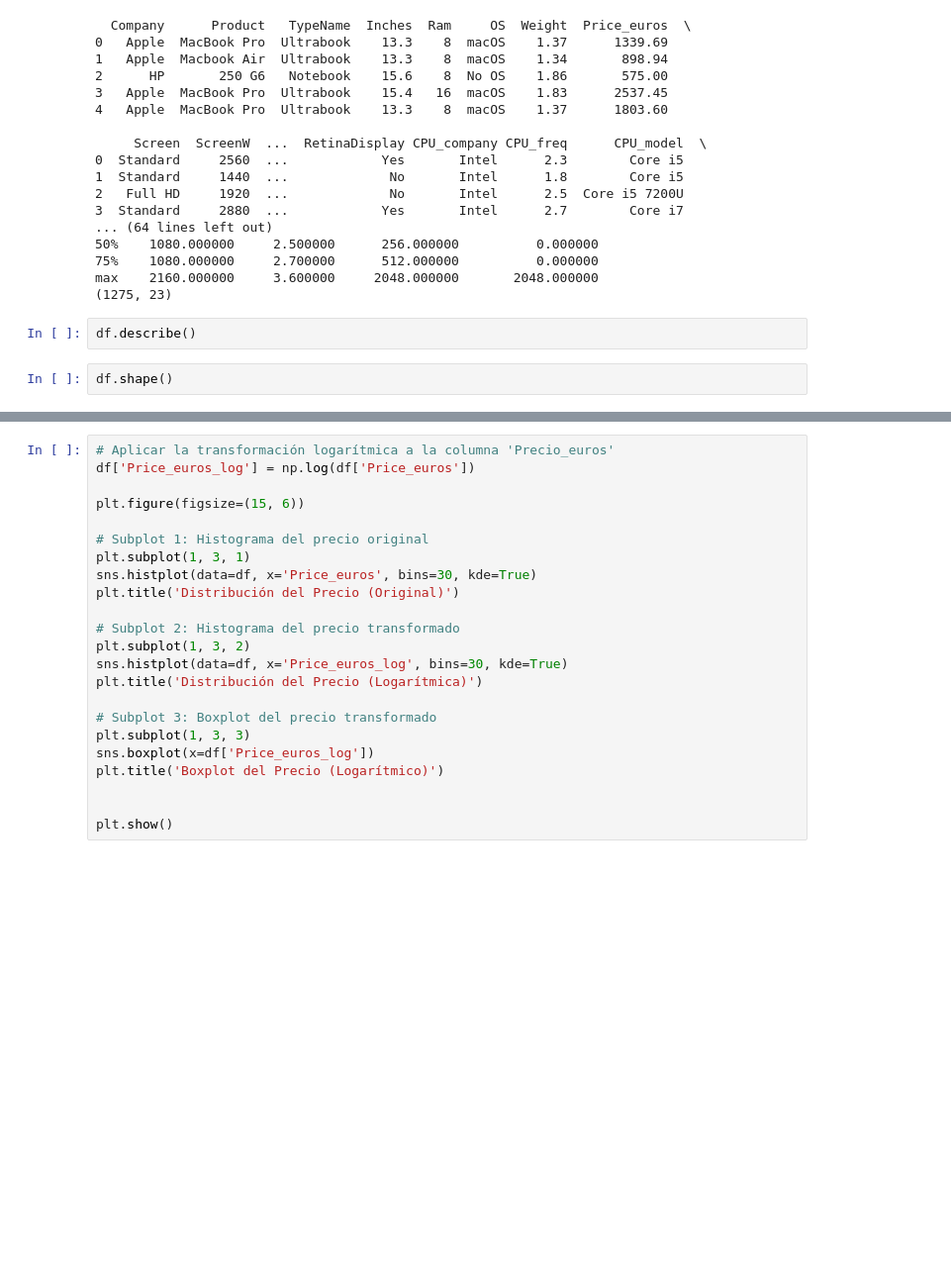
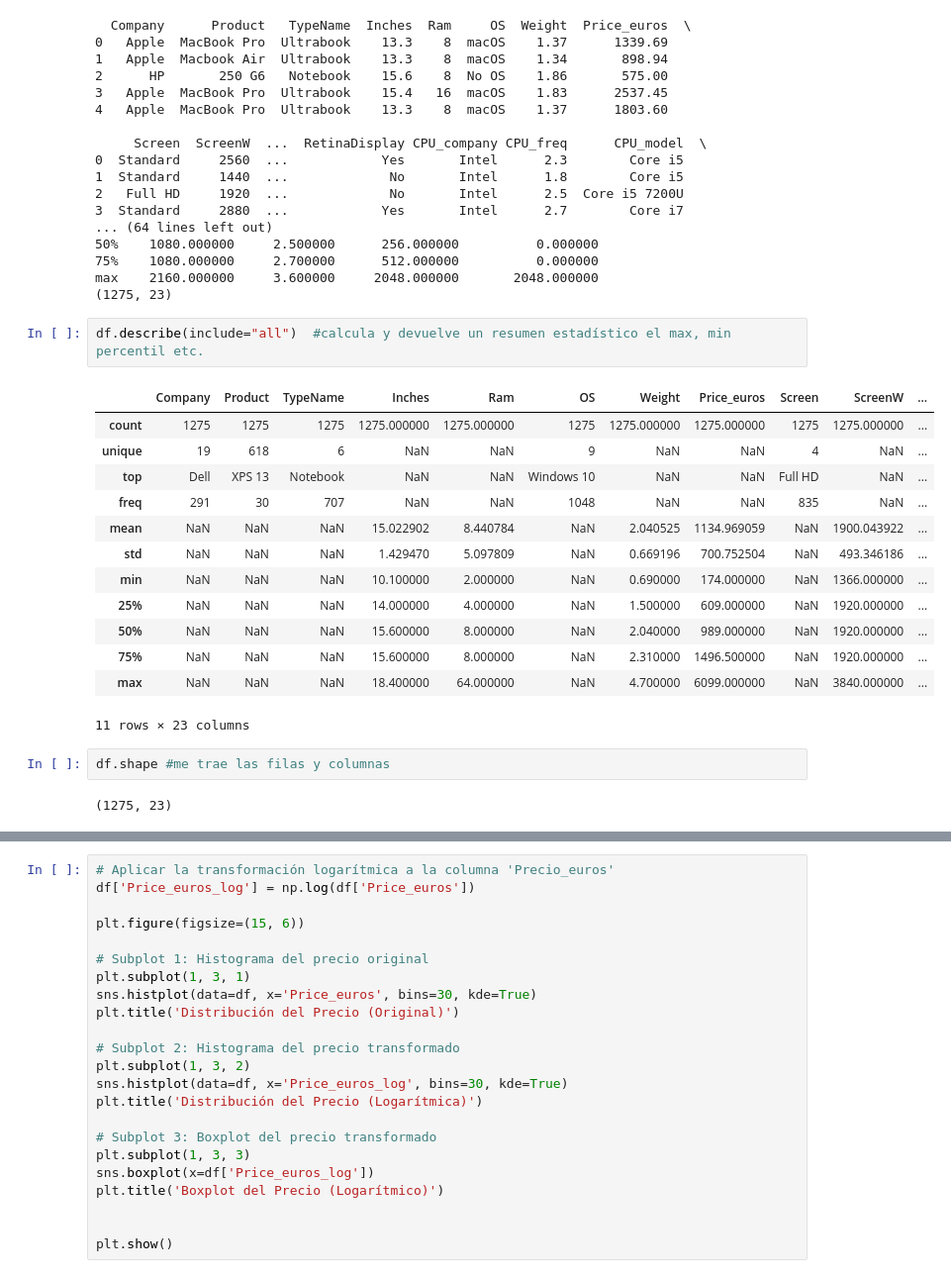
Before and after one commit to Rociosamudio/DataScience-Prediccion-de-precio-de-computadoras, a Jupyter notebook: tp_final_samudio.ipynb, the cells around one changed output, grey strips where cells are left out. Shown at 99% size. Saved outputs shown, nothing was run; the diff lists cells and outputs as text; blank space fills up the shorter version.

```diff
--- a/tp_final_samudio.ipynb
+++ b/tp_final_samudio.ipynb
@@ -106,8 +109,24 @@ print(df.shape)
 75%    1080.000000     2.700000      512.000000          0.000000
 max    2160.000000     3.600000     2048.000000       2048.000000
 (1275, 23)
-# %%
-df.describe()
-# %%
-df.shape()
+# %%
+df.describe(include="all")  #calcula y devuelve un resumen estadístico el max, min percentil etc.
+# %% [output]
+|  | Company | Product | TypeName | Inches | Ram | OS | Weight | Price_euros | Screen | ScreenW | ... |
+| count | 1275 | 1275 | 1275 | 1275.000000 | 1275.000000 | 1275 | 1275.000000 | 1275.000000 | 1275 | 1275.000000 | ... |
+| unique | 19 | 618 | 6 | NaN | NaN | 9 | NaN | NaN | 4 | NaN | ... |
+| top | Dell | XPS 13 | Notebook | NaN | NaN | Windows 10 | NaN | NaN | Full HD | NaN | ... |
+| freq | 291 | 30 | 707 | NaN | NaN | 1048 | NaN | NaN | 835 | NaN | ... |
+| mean | NaN | NaN | NaN | 15.022902 | 8.440784 | NaN | 2.040525 | 1134.969059 | NaN | 1900.043922 | ... |
+| std | NaN | NaN | NaN | 1.429470 | 5.097809 | NaN | 0.669196 | 700.752504 | NaN | 493.346186 | ... |
+| min | NaN | NaN | NaN | 10.100000 | 2.000000 | NaN | 0.690000 | 174.000000 | NaN | 1366.000000 | ... |
+| 25% | NaN | NaN | NaN | 14.000000 | 4.000000 | NaN | 1.500000 | 609.000000 | NaN | 1920.000000 | ... |
+| 50% | NaN | NaN | NaN | 15.600000 | 8.000000 | NaN | 2.040000 | 989.000000 | NaN | 1920.000000 | ... |
+| 75% | NaN | NaN | NaN | 15.600000 | 8.000000 | NaN | 2.310000 | 1496.500000 | NaN | 1920.000000 | ... |
+| max | NaN | NaN | NaN | 18.400000 | 64.000000 | NaN | 4.700000 | 6099.000000 | NaN | 3840.000000 | ... |
+11 rows × 23 columns
+# %%
+df.shape #me trae las filas y columnas
+# %% [output]
+(1275, 23)
 # %%
```
Also changed, not shown: parts of 35 cells of this notebook.
